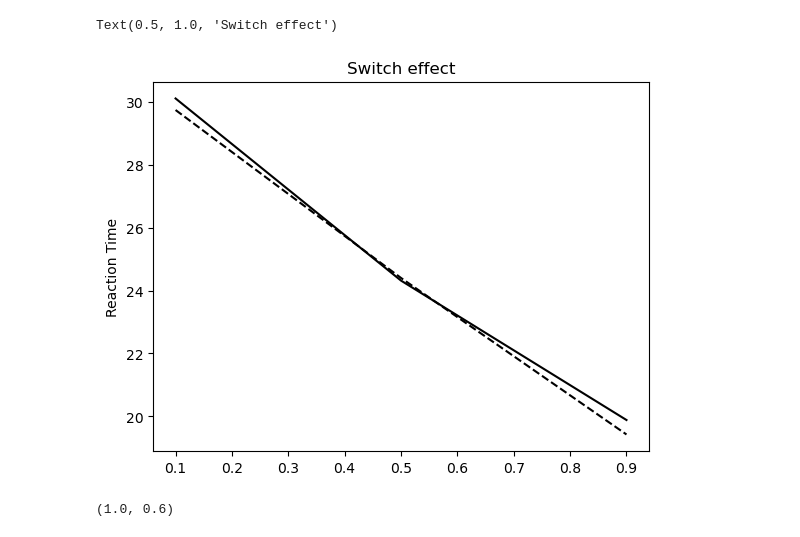
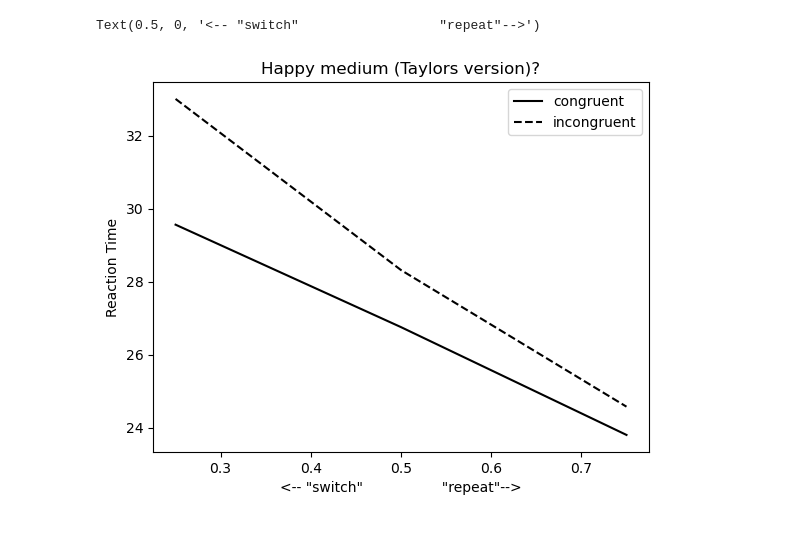
Before and after one commit to thewart/missionambiguous, a Jupyter notebook: cosynefig.ipynb, the cells around one changed output. Cells and saved outputs as stored; diff of their text form; code cells hidden in the pictures.

Commit message:
noisy update rules

```diff
--- a/cosynefig.ipynb
+++ b/cosynefig.ipynb
@@ -10,8 +48,9 @@ numba.set_num_threads(4)
 # %%
-priors = np.linspace(0.1,0.9,3)
+priors = np.linspace(0.25,0.75,3)
 # sa = (List(['x0', 'x1', 'z']),)
 sa = (List(['x0']), List(['x1']), List(['z']))
-foo = [Bern3Diff(theta=0.7, cost=-.005, sigma=(0.7,0.7), pvalid=1.0, task_prior=tp, sample_actions=sa, state_range=30) for tp in priors]
-for f in foo:
-    optimize_value(f)
+foo = [Bern3Diff(theta=0.7, cost=-.005, sigma=(0.9,0.9), pvalid=1.0, task_prior=tp, sample_actions=sa, state_range=30) for tp in priors]
+
+rt_inc = [DiffSim(f, (True, False)).performance(int(1e5))[0] for f in foo]
+rt_con = [DiffSim(f, (True, True)).performance(int(1e5))[0] for f in foo]
 # %% [output]
@@ -21,3 +73,4 @@ for f in foo:
 # %%
-rt_inc = [DiffSim(f, (True, False)).performance(int(1e4))[0] for f in foo]
-rt_con = [DiffSim(f, (True, True)).performance(int(1e4))[0] for f in foo]
+foo = [Bern3Diff(theta=0.7, cost=-.005, sigma=(0.7,0.7), task_prior=tp, state_range=30, update_rule='softmax', inv_temp=1e3) for tp in [priors[1]]]
+rt_inc = [performance(DiffSim(f, (True, False)), niter=int(1e4))[0] for f in foo]
+rt_con = [performance(DiffSim(f, (True, True)), niter=int(1e4))[0] for f in foo]
@@ -24,10 +95,12 @@ rt_con = [DiffSim(f, (True, True)).performance(int(1e4))[0] for f in foo]
 # %%
 fig, ax = plt.subplots()
-ax.plot(priors, rt_con, color='black')
-ax.plot(priors, rt_inc, linestyle='--', color='black')
+ax.plot(priors, rt_con, color='black', label='congruent')
+ax.plot(priors, rt_inc, linestyle='--', color='black', label='incongruent')
+ax.legend()
 # ax.set_xlabel('Switch   ' + r'$z_0$' + '  Repeat')
 ax.set_ylabel('Reaction Time')
-ax.set_title('Switch effect')
+ax.set_title('Happy medium (Taylors version)?')
+ax.set_xlabel('<-- "switch"                  "repeat"-->')
 # %% [output]
-Text(0.5, 1.0, 'Switch effect')
+Text(0.5, 0, '<-- "switch"                  "repeat"-->')
-[figure, old version]
+[figure, new version]
@@ -39,4 +106,0 @@ x = np.arange(-f.state_range - .5, f.state_range + 1)
-# %%
-(f.pvalid, f.task_prior)
-# %% [output]
-(1.0, 0.6)
```
Also changed, not shown: parts of 14 cells of this notebook, 4 other files.
